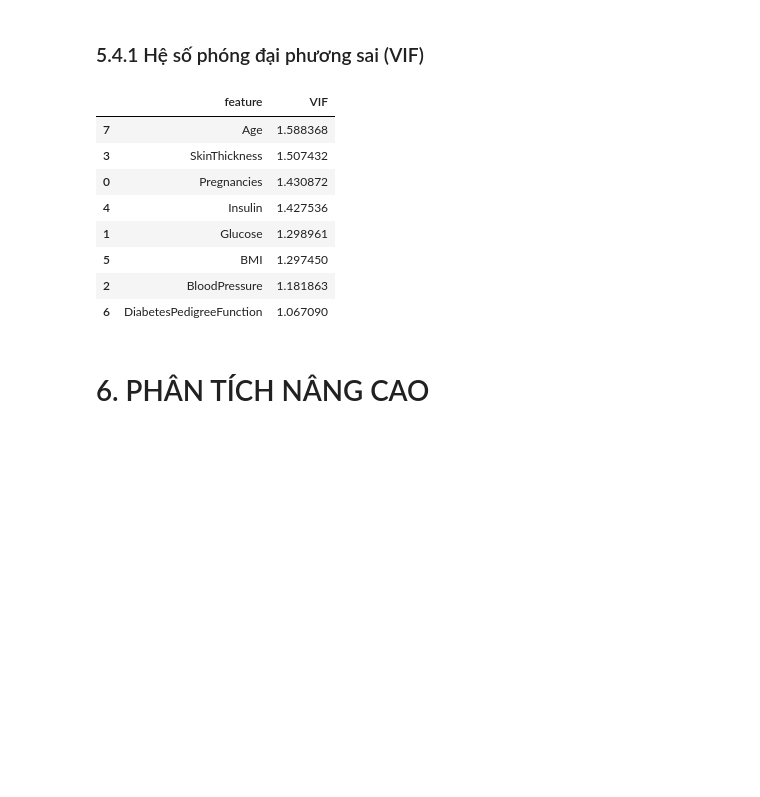
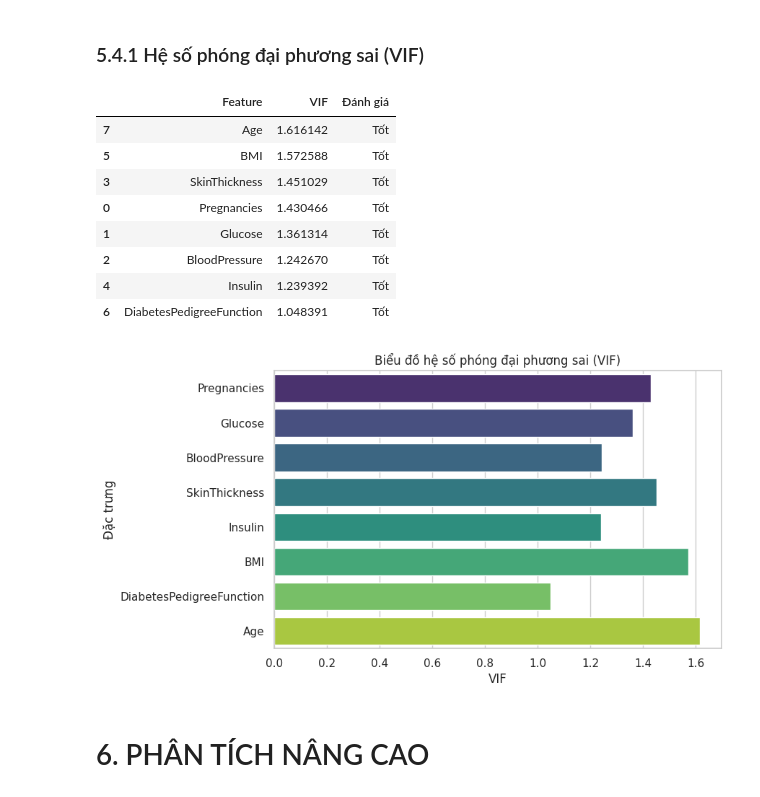
Before and after one commit to ThienBao224/Data_Analytics, a Jupyter notebook: exercises/lab3/pima_indians.ipynb, the cells around one changed output. Saved outputs shown, nothing was run; the diff lists cells and outputs as text; code cells hidden in the pictures; blank space fills up the shorter version.

```diff
--- a/exercises/lab3/pima_indians.ipynb
+++ b/exercises/lab3/pima_indians.ipynb
@@ -211,25 +223,47 @@ Passing `palette` without assigning `hue` is deprecated and will be removed in v
 ## 5.4 Phát hiện đa cộng tuyến
 # %% [markdown]
 ### 5.4.1 Hệ số phóng đại phương sai (VIF)
-# %%
-# Tính VIF trên X (sau scale)
-X_const = sm.add_constant(X)  # cần cho statsmodels
-vif_data = pd.DataFrame()
-vif_data["feature"] = X.columns
-# tính VIF (dùng ma trận không có constant ở đây vì hàm đòi)
-X_scaled = StandardScaler().fit_transform(X)
-vif_data["VIF"] = [variance_inflation_factor(X_scaled, i) for i in range(X_scaled.shape[1])]
-display(vif_data.sort_values(by="VIF", ascending=False))
-# %% [output]
-|  | feature | VIF |
-| 7 | Age | 1.588368 |
-| 3 | SkinThickness | 1.507432 |
-| 0 | Pregnancies | 1.430872 |
-| 4 | Insulin | 1.427536 |
-| 1 | Glucose | 1.298961 |
-| 5 | BMI | 1.297450 |
-| 2 | BloodPressure | 1.181863 |
-| 6 | DiabetesPedigreeFunction | 1.067090 |
+# %%
+# 1. Scale dữ liệu X (không gồm Outcome)
+X = df_median.drop("Outcome", axis=1)
+X_scaled = StandardScaler().fit_transform(X)
+
+# 2. Tính VIF
+vif_data = pd.DataFrame()
+vif_data["Feature"] = X.columns
+vif_data["VIF"] = [variance_inflation_factor(X_scaled, i) for i in range(X_scaled.shape[1])]
+
+# 3. Gắn cờ đánh giá
+def check_vif(vif):
+    if vif < 5:
+        return "Tốt"
+    elif vif < 10:
+        return "Cần xem xét"
+    else:
+        return "Đa cộng tuyến mạnh"
+
+vif_data["Đánh giá"] = vif_data["VIF"].apply(check_vif)
+
+# 4. Hiển thị
+display(vif_data.sort_values(by="VIF", ascending=False))
+
+plt.figure(figsize=(8,5))
+sns.barplot(x="VIF", y="Feature", data=vif_data, hue="Feature", palette="viridis", legend=False, dodge=False)
+plt.title("Biểu đồ hệ số phóng đại phương sai (VIF)")
+plt.xlabel("VIF")
+plt.ylabel("Đặc trưng")
+plt.show()
+# %% [output]
+|  | Feature | VIF | Đánh giá |
+| 7 | Age | 1.616142 | Tốt |
+| 5 | BMI | 1.572588 | Tốt |
+| 3 | SkinThickness | 1.451029 | Tốt |
+| 0 | Pregnancies | 1.430466 | Tốt |
+| 1 | Glucose | 1.361314 | Tốt |
+| 2 | BloodPressure | 1.242670 | Tốt |
+| 4 | Insulin | 1.239392 | Tốt |
+| 6 | DiabetesPedigreeFunction | 1.048391 | Tốt |
+[figure, added]
 # %% [markdown]
 # 6. PHÂN TÍCH NÂNG CAO
 # %% [markdown]
```
Also changed, not shown: parts of 22 cells of this notebook.
